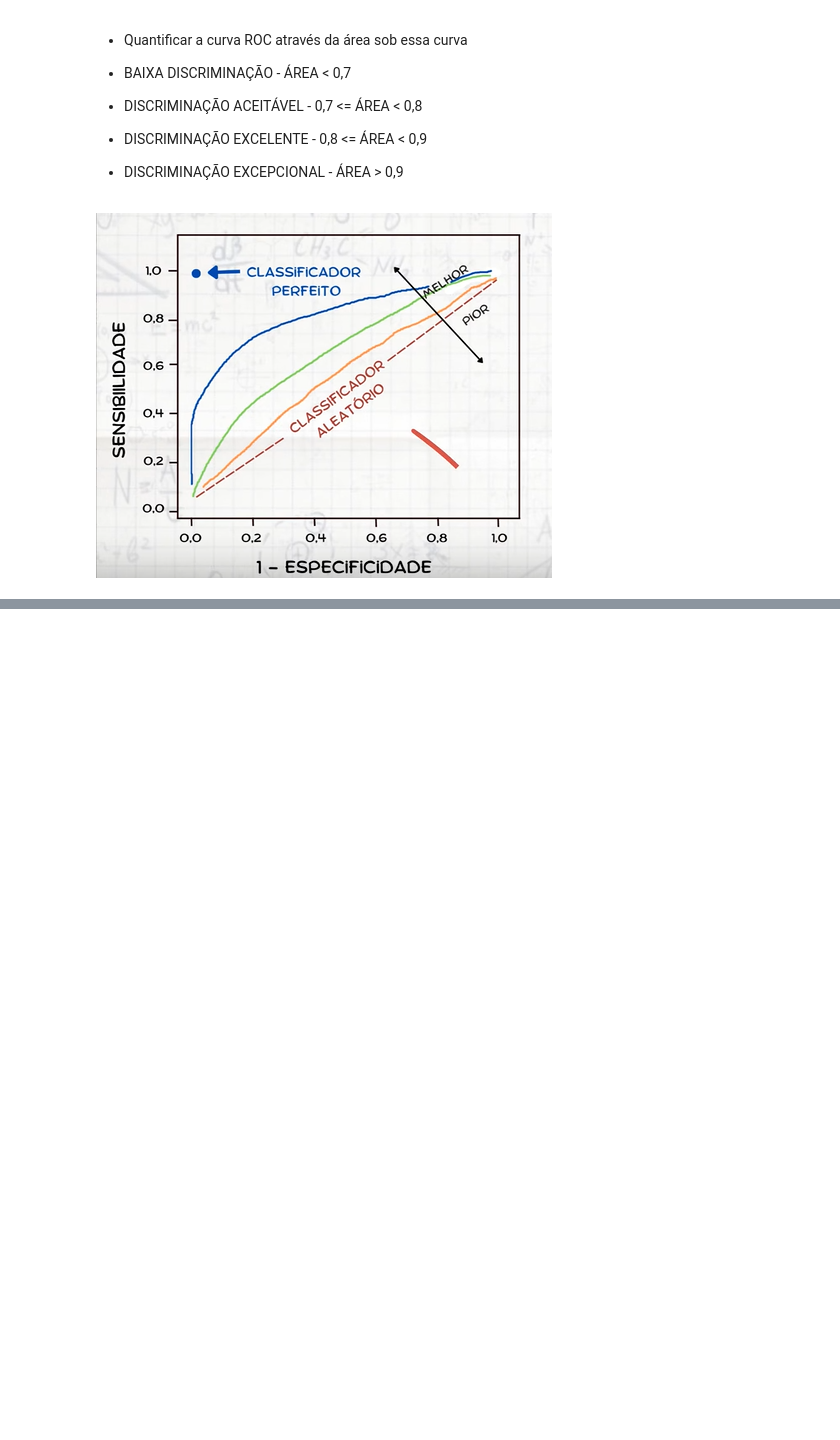
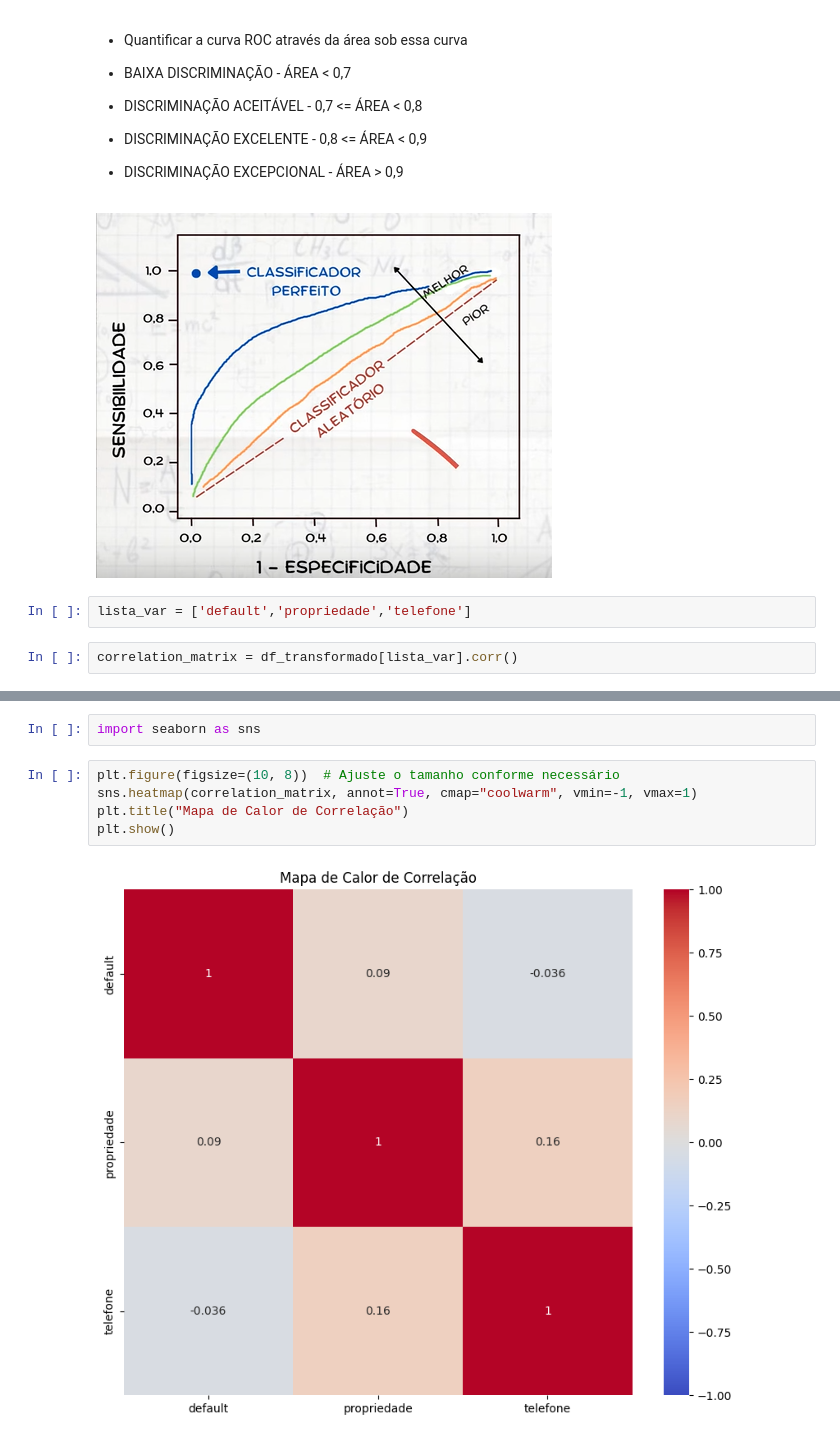
Before and after one commit to romulosilvestre/semanaclassificacao-parte2, a Jupyter notebook: aula_04_modelo_ok.ipynb, the cells around one changed output, grey strips where cells are left out. Drawn from its saved outputs; the diff is of its cells as text; blank space fills up the shorter version.

```diff
--- a/aula_04_modelo_ok.ipynb
+++ b/aula_04_modelo_ok.ipynb
@@ -454,3 +454,7 @@ plt.show()
 - DISCRIMINAÇÃO EXCEPCIONAL - ÁREA > 0,9
 # %% [markdown]
 ![image.png](attachment:image.png)
+# %%
+lista_var = ['default','propriedade','telefone']
+# %%
+correlation_matrix = df_transformado[lista_var].corr()
@@ -456,0 +483,9 @@ plt.show()
+# %%
+import seaborn as sns
+# %%
+plt.figure(figsize=(10, 8))  # Ajuste o tamanho conforme necessário
+sns.heatmap(correlation_matrix, annot=True, cmap="coolwarm", vmin=-1, vmax=1)
+plt.title("Mapa de Calor de Correlação")
+plt.show()
+# %% [output]
+[figure, added]
```
Also changed, not shown: parts of 2 cells of this notebook.
